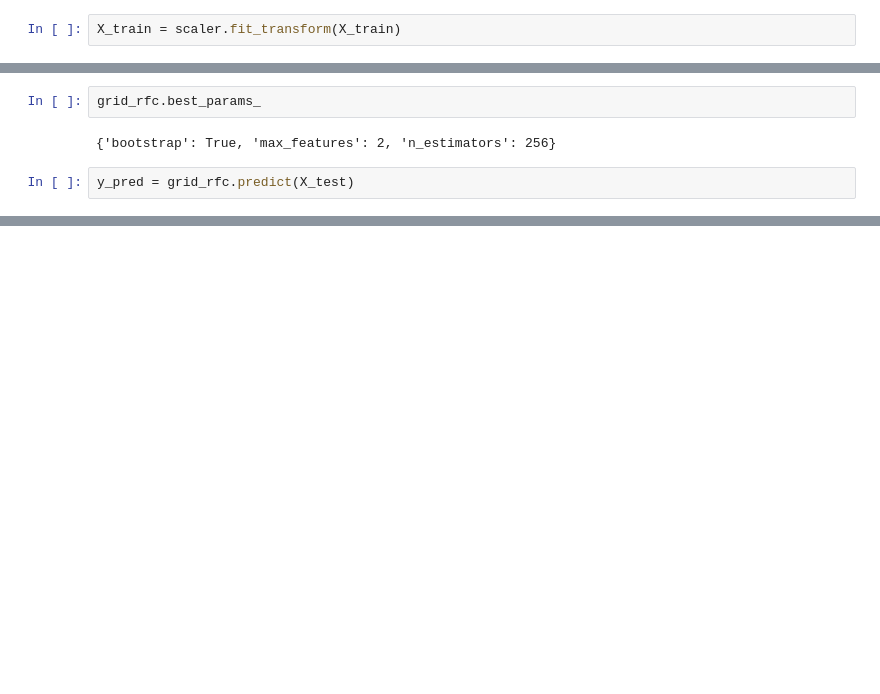
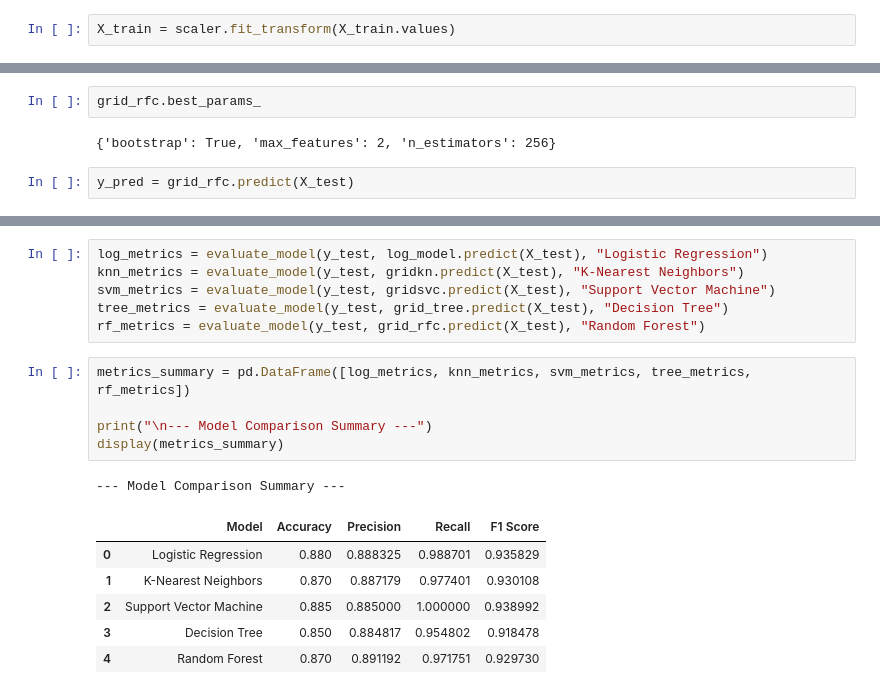
Before and after one commit to Rafal852/Customer-Churm-Prediciton, a Jupyter notebook: customer_churn.ipynb, the cells around one changed output, grey strips where cells are left out. Cells and saved outputs as stored; diff of their text form; blank space fills up the shorter version.

```diff
--- a/customer_churn.ipynb
+++ b/customer_churn.ipynb
@@ -286,7 +295,7 @@ from sklearn.preprocessing import StandardScaler
 # %%
 scaler = StandardScaler()
 # %%
-X_train = scaler.fit_transform(X_train)
+X_train = scaler.fit_transform(X_train.values)
 # %%
 import joblib
 joblib.dump(scaler, "scaler.pkl")
@@ -458,0 +452,19 @@ Index(['Age', 'Gender', 'Tenure', 'MonthlyCharges'], dtype='object')
+# %%
+log_metrics = evaluate_model(y_test, log_model.predict(X_test), "Logistic Regression")
+knn_metrics = evaluate_model(y_test, gridkn.predict(X_test), "K-Nearest Neighbors")
+svm_metrics = evaluate_model(y_test, gridsvc.predict(X_test), "Support Vector Machine")
+tree_metrics = evaluate_model(y_test, grid_tree.predict(X_test), "Decision Tree")
+rf_metrics = evaluate_model(y_test, grid_rfc.predict(X_test), "Random Forest")
+# %%
+metrics_summary = pd.DataFrame([log_metrics, knn_metrics, svm_metrics, tree_metrics, rf_metrics])
+
+print("\n--- Model Comparison Summary ---")
+display(metrics_summary)
+# %% [output]
+--- Model Comparison Summary ---
+|  | Model | Accuracy | Precision | Recall | F1 Score |
+| 0 | Logistic Regression | 0.880 | 0.888325 | 0.988701 | 0.935829 |
+| 1 | K-Nearest Neighbors | 0.870 | 0.887179 | 0.977401 | 0.930108 |
+| 2 | Support Vector Machine | 0.885 | 0.885000 | 1.000000 | 0.938992 |
+| 3 | Decision Tree | 0.850 | 0.884817 | 0.954802 | 0.918478 |
+| 4 | Random Forest | 0.870 | 0.891192 | 0.971751 | 0.929730 |
```
Also changed, not shown: parts of 16 cells of this notebook, 3 other files.
